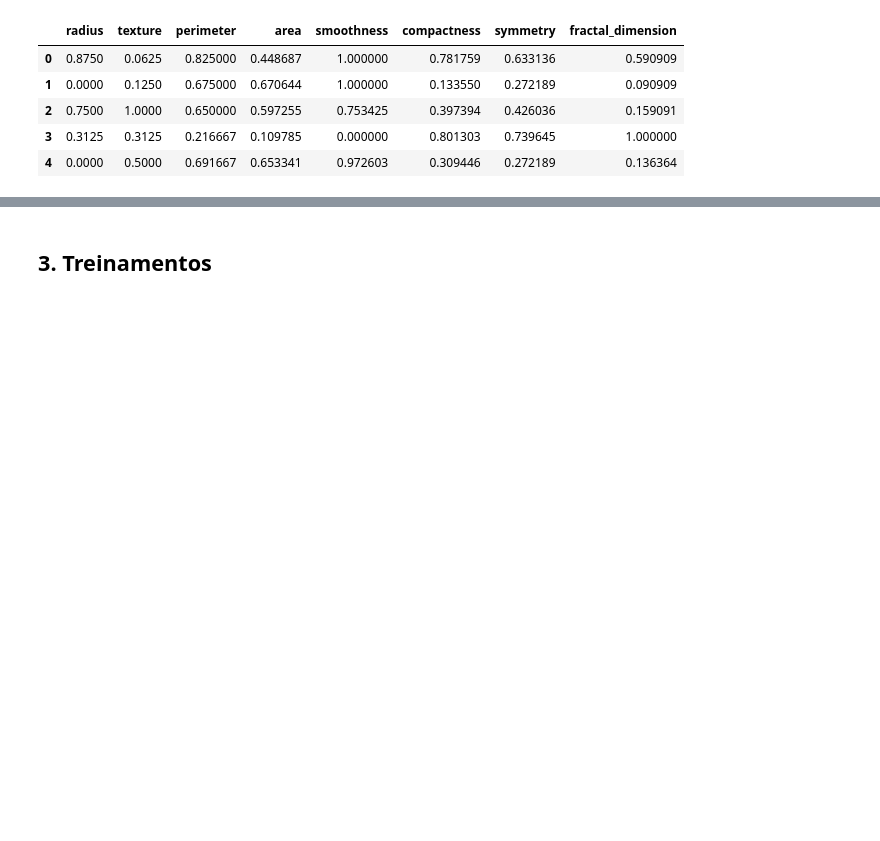
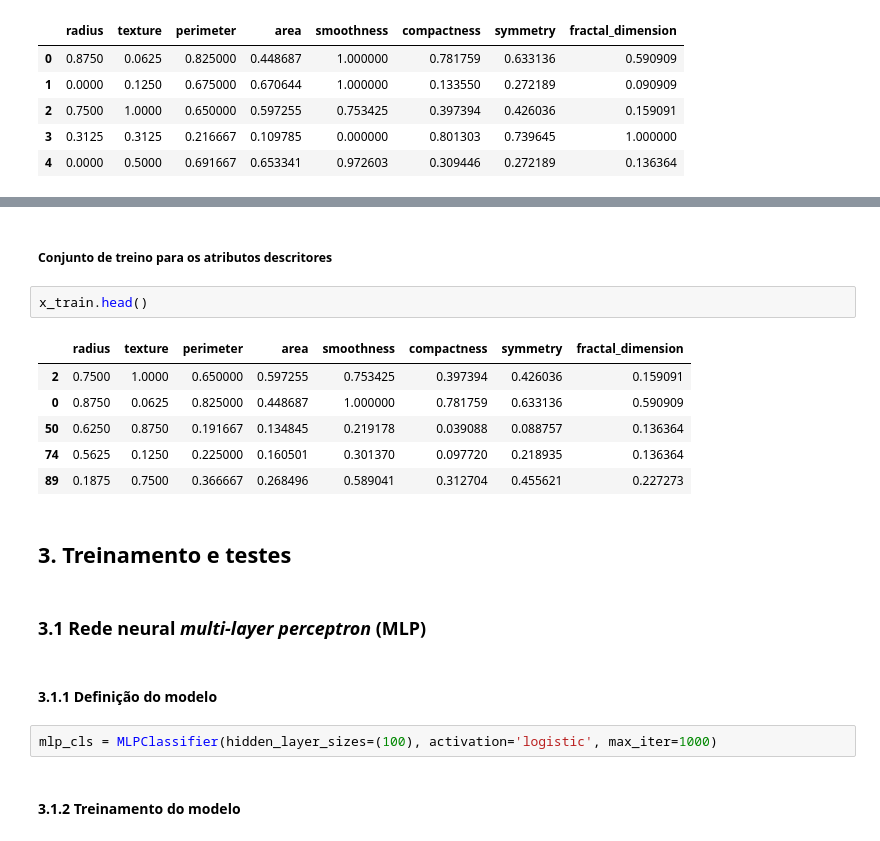
Before and after one commit to lfnd0/Semana_Omnistack, a Jupyter notebook: ML_Atividade_3.ipynb, the cells around one changed output, grey strips where cells are left out. Cells and saved outputs as stored; diff of their text form; blank space fills up the shorter version.

```diff
--- a/ML_Atividade_3.ipynb
+++ b/ML_Atividade_3.ipynb
@@ -124,2 +137,21 @@ x.head()
+# %% [markdown]
+##### Conjunto de treino para os atributos descritores
+# %%
+x_train.head()
+# %% [output]
+|  | radius | texture | perimeter | area | smoothness | compactness | symmetry | fractal_dimension |
+| 2 | 0.7500 | 1.0000 | 0.650000 | 0.597255 | 0.753425 | 0.397394 | 0.426036 | 0.159091 |
+| 0 | 0.8750 | 0.0625 | 0.825000 | 0.448687 | 1.000000 | 0.781759 | 0.633136 | 0.590909 |
+| 50 | 0.6250 | 0.8750 | 0.191667 | 0.134845 | 0.219178 | 0.039088 | 0.088757 | 0.136364 |
+| 74 | 0.5625 | 0.1250 | 0.225000 | 0.160501 | 0.301370 | 0.097720 | 0.218935 | 0.136364 |
+| 89 | 0.1875 | 0.7500 | 0.366667 | 0.268496 | 0.589041 | 0.312704 | 0.455621 | 0.227273 |
 # %% [markdown]
-## 3. Treinamentos
+## 3. Treinamento e testes
+# %% [markdown]
+### 3.1 Rede neural *multi-layer perceptron* (MLP)
+# %% [markdown]
+#### 3.1.1 Definição do modelo
+# %%
+mlp_cls = MLPClassifier(hidden_layer_sizes=(100), activation='logistic', max_iter=1000)
+# %% [markdown]
+#### 3.1.2 Treinamento do modelo
```
Also changed, not shown: parts of 32 cells of this notebook.
